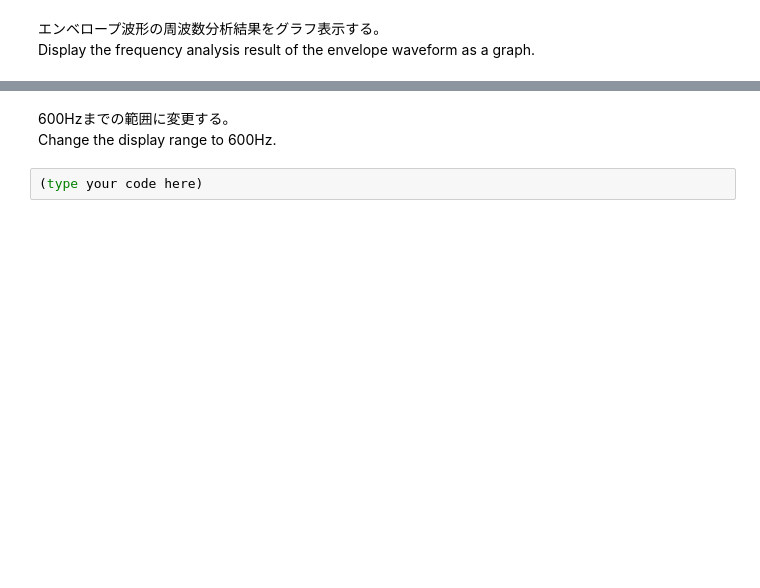
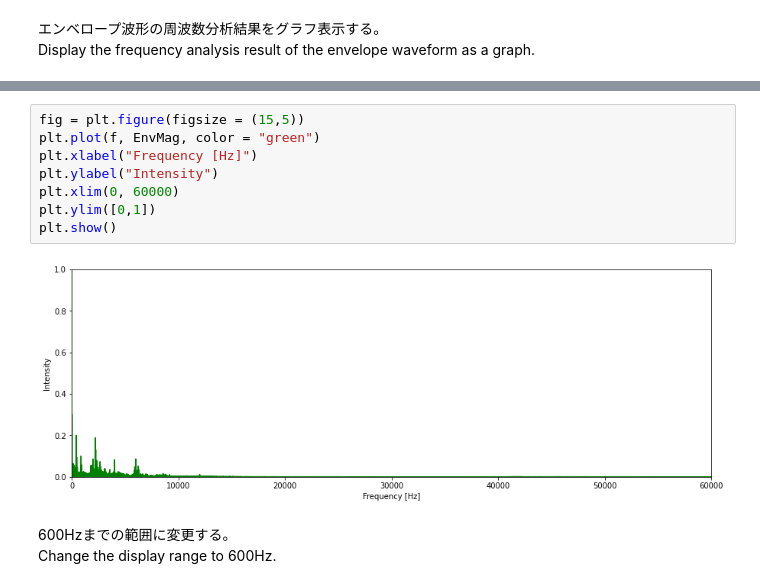
Before and after one commit to ShuheiMimura/Python, a Jupyter notebook: PythonTraining_0002_vibration.ipynb, the cells around one changed output, grey strips where cells are left out. Cells and saved outputs as stored; diff of their text form; blank space fills up the shorter version.

```diff
--- a/PythonTraining_0002_vibration.ipynb
+++ b/PythonTraining_0002_vibration.ipynb
@@ -173,5 +187,13 @@ Display the frequency analysis result of the envelope waveform as a graph.
+# %%
+fig = plt.figure(figsize = (15,5))
+plt.plot(f, EnvMag, color = "green")
+plt.xlabel("Frequency [Hz]")
+plt.ylabel("Intensity")
+plt.xlim(0, 60000)
+plt.ylim([0,1])
+plt.show()
+# %% [output]
+[figure, added]
 # %% [markdown]
 600Hzまでの範囲に変更する。<br>
 Change the display range to 600Hz.
-# %%
-(type your code here)
```
Also changed, not shown: parts of 14 cells of this notebook.
